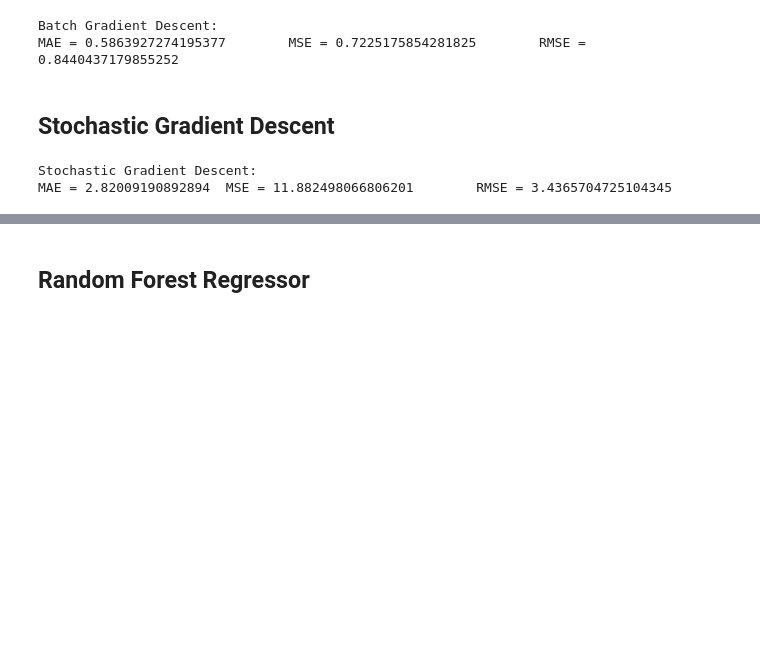
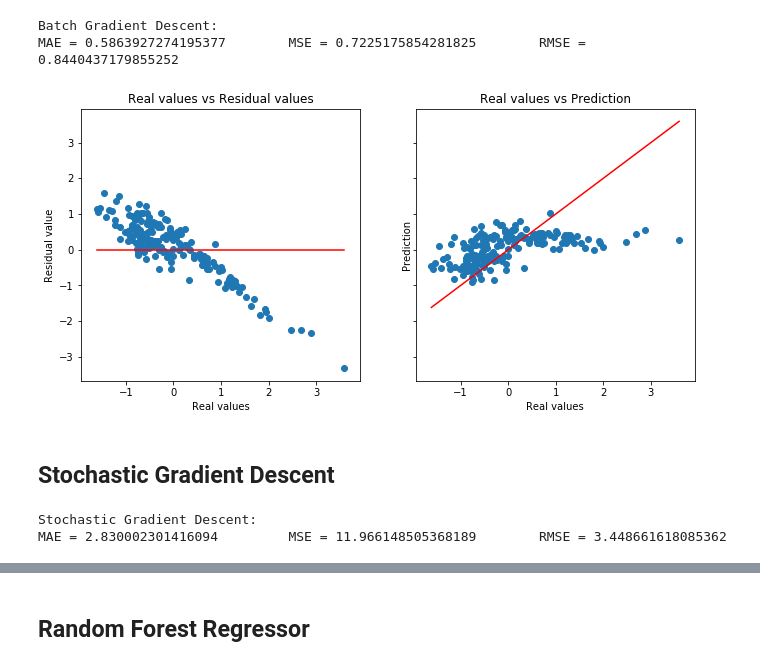
Before and after one commit to Suryavf/Linear-Regression, a Jupyter notebook: Regression.ipynb, the cells around one changed output, grey strips where cells are left out. Cells and saved outputs as stored; diff of their text form; code cells hidden in the pictures; blank space fills up the shorter version.

```diff
--- a/Regression.ipynb
+++ b/Regression.ipynb
@@ -197,6 +228,28 @@ print('MAE =',np.average(MAE),'\tMSE =',np.average(MSE),'\tRMSE =',np.average(RM
 # %% [output]
 Batch Gradient Descent:
 MAE = 0.5863927274195377        MSE = 0.7225175854281825        RMSE = 0.8440437179855252
+# %%
+line = [min([min(y_test),min(y_pred)]) , max([max(y_test),max(y_pred)]) ]
+f, (ax1, ax2) = plt.subplots(1, 2, sharey=True)
+f.set_figheight( 5)
+f.set_figwidth (11)
+
+residual = y_pred-y_test
+ax1.plot([ min(y_test) , max(y_test) ],[0,0],color='r')
+ax1.scatter(y_test,residual)
+ax1.set_title('Real values vs Residual values')
+ax1.set_xlabel('Real values')
+ax1.set_ylabel('Residual value')
+
+ax2.plot(line,line,color='r')
+ax2.scatter(y_test,y_pred)
+ax2.set_title('Real values vs Prediction')
+ax2.set_xlabel('Real values')
+ax2.set_ylabel('Prediction')
+
+plt.show()
+# %% [output]
+[figure, added]
 # %% [markdown]
 ## Stochastic Gradient Descent
 # %%
@@ -206,17 +259,16 @@ def StochasticGradientDescent(x_train,y_train,x_test):
     alpha     = 0.001
     err       = 1000
     errNorm   = 1000
-    threshold = 0.001
+    threshold = 0.00001
 
-    theta = np.zeros( len(x_train[0]) + 1 )
+    theta = np.zeros( len(x_train[0]) )
 
     # Train Loop
     while (errNorm>threshold):
-
         exErr = err
         err   = 0
         for xs, ys in zip(x,y):
-            xs = np.append(xs,1)
+            #xs = np.append(xs,1)
             y_pred = theta * xs
 
             # Theta
@@ -228,7 +280,7 @@ def StochasticGradientDescent(x_train,y_train,x_test):
         # Update error
         errNorm = np.abs(exErr - err)/np.abs(err)
 
-    return np.dot(x_test,theta[:][:-1]) + theta[:][-1]
+    return np.dot(x_test,theta)
 
 MAE = list(); MSE = list(); RMSE = list()
 for train, test in kf.split(x):
@@ -248,4 +300,4 @@ print('Stochastic Gradient Descent:')
 print('MAE =',np.average(MAE),'\tMSE =',np.average(MSE),'\tRMSE =',np.average(RMSE))
 # %% [output]
 Stochastic Gradient Descent:
-MAE = 2.82009190892894  MSE = 11.882498066806201        RMSE = 3.4365704725104345
+MAE = 2.830002301416094         MSE = 11.966148505368189        RMSE = 3.448661618085362
```
Also changed, not shown: parts of 16 cells of this notebook, 2 other files.
